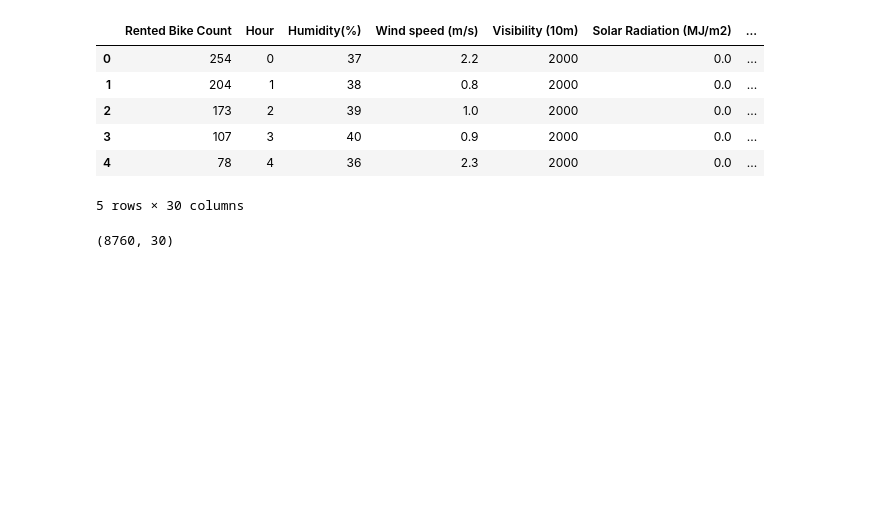
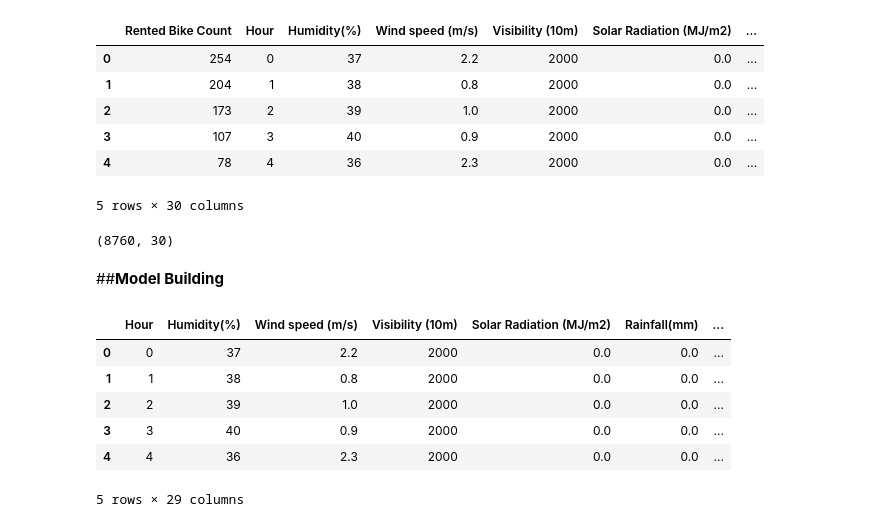
Before and after one commit to Bassu1011/Bike-Sharing-Demand_Prediction-Capstone-Project, a Jupyter notebook: Bike_Sharing_Demand_Prediction_Capstone_Project.ipynb, the cells around one changed output. Saved outputs shown, nothing was run; the diff lists cells and outputs as text; code cells hidden in the pictures; blank space fills up the shorter version.

```diff
--- a/Bike_Sharing_Demand_Prediction_Capstone_Project.ipynb
+++ b/Bike_Sharing_Demand_Prediction_Capstone_Project.ipynb
@@ -695,3 +695,5 @@ bike_df.head()
 bike_df.shape# final shape of dataframe after preprocessing
 # %% [output]
 (8760, 30)
+# %% [markdown]
+##**Model Building**
@@ -697,0 +704,10 @@ bike_df.shape# final shape of dataframe after preprocessing
+# %%
+x.head()
+# %% [output]
+|  | Hour | Humidity(%) | Wind speed (m/s) | Visibility (10m) | Solar Radiation (MJ/m2) | Rainfall(mm) | ... |
+| 0 | 0 | 37 | 2.2 | 2000 | 0.0 | 0.0 | ... |
+| 1 | 1 | 38 | 0.8 | 2000 | 0.0 | 0.0 | ... |
+| 2 | 2 | 39 | 1.0 | 2000 | 0.0 | 0.0 | ... |
+| 3 | 3 | 40 | 0.9 | 2000 | 0.0 | 0.0 | ... |
+| 4 | 4 | 36 | 2.3 | 2000 | 0.0 | 0.0 | ... |
+5 rows × 29 columns
```
Also changed, not shown: parts of 8 cells of this notebook.
